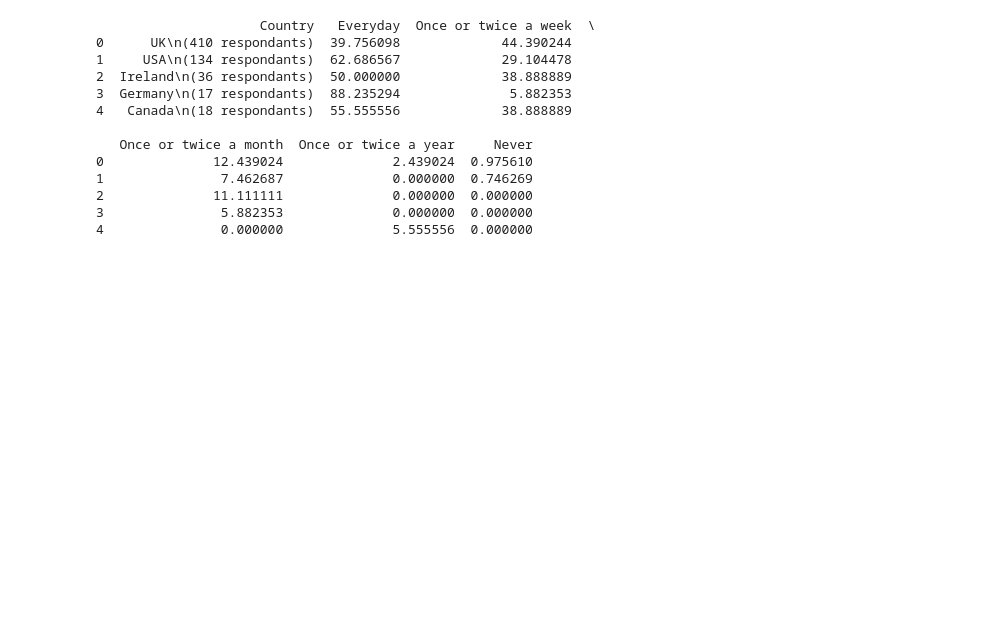
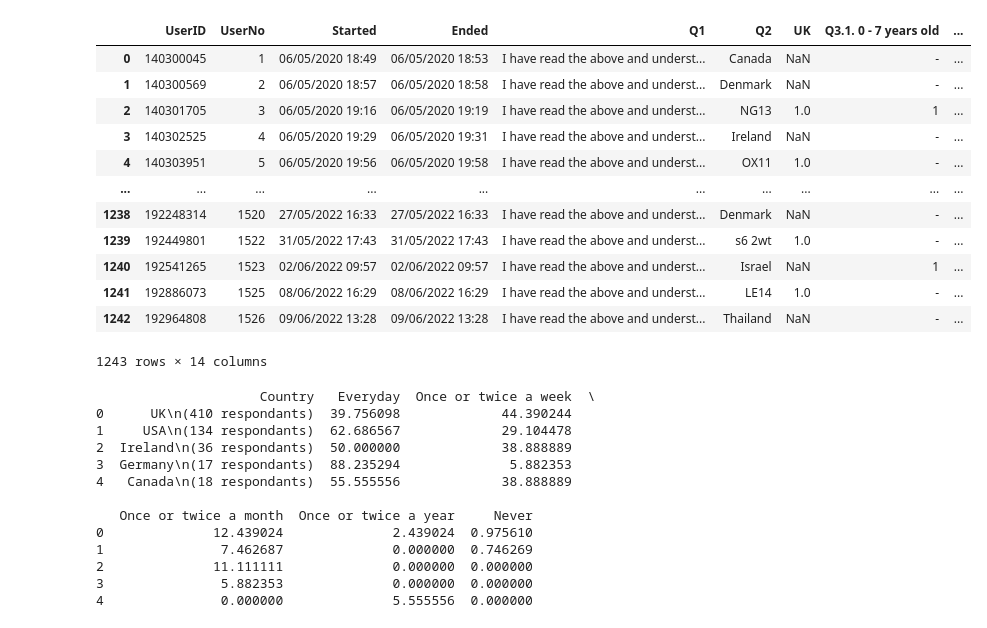
Before and after one commit to markbasham/DiamondTheGamePrintAndPlayGraphs, a Jupyter notebook: TalkingAboutScienceByCountry.ipynb, the cells around one changed output. Cells and saved outputs as stored; diff of their text form; code cells hidden in the pictures; blank space fills up the shorter version.

```diff
--- a/TalkingAboutScienceByCountry.ipynb
+++ b/TalkingAboutScienceByCountry.ipynb
@@ -1,3 +87,21 @@
+# %%
+qrdf = pd.read_csv("data/Questionaire_Responces.csv")
+# %%
+qrdf[qrdf['Q1']=='I have read the above and understand how my personal data and the data that I provide will be used and processed by Diamond and STFC.']
+# %% [output]
+|  | UserID | UserNo | Started | Ended | Q1 | Q2 | UK | Q3.1. 0 - 7 years old | ... |
+| 0 | 140300045 | 1 | 06/05/2020 18:49 | 06/05/2020 18:53 | I have read the above and underst... | Canada | NaN | - | ... |
+| 1 | 140300569 | 2 | 06/05/2020 18:57 | 06/05/2020 18:58 | I have read the above and underst... | Denmark | NaN | - | ... |
+| 2 | 140301705 | 3 | 06/05/2020 19:16 | 06/05/2020 19:19 | I have read the above and underst... | NG13 | 1.0 | 1 | ... |
+| 3 | 140302525 | 4 | 06/05/2020 19:29 | 06/05/2020 19:31 | I have read the above and underst... | Ireland | NaN | - | ... |
+| 4 | 140303951 | 5 | 06/05/2020 19:56 | 06/05/2020 19:58 | I have read the above and underst... | OX11 | 1.0 | - | ... |
+| ... | ... | ... | ... | ... | ... | ... | ... | ... | ... |
+| 1238 | 192248314 | 1520 | 27/05/2022 16:33 | 27/05/2022 16:33 | I have read the above and underst... | Denmark | NaN | - | ... |
+| 1239 | 192449801 | 1522 | 31/05/2022 17:43 | 31/05/2022 17:43 | I have read the above and underst... | s6 2wt | 1.0 | - | ... |
+| 1240 | 192541265 | 1523 | 02/06/2022 09:57 | 02/06/2022 09:57 | I have read the above and underst... | Israel | NaN | 1 | ... |
+| 1241 | 192886073 | 1525 | 08/06/2022 16:29 | 08/06/2022 16:29 | I have read the above and underst... | LE14 | 1.0 | - | ... |
+| 1242 | 192964808 | 1526 | 09/06/2022 13:28 | 09/06/2022 13:28 | I have read the above and underst... | Thailand | NaN | - | ... |
+1243 rows × 14 columns
 # %%
 import pandas as pd
 df = pd.read_csv("data/TalkingAboutScienceByCountry.csv")
```
Also changed, not shown: parts of 3 cells of this notebook.
